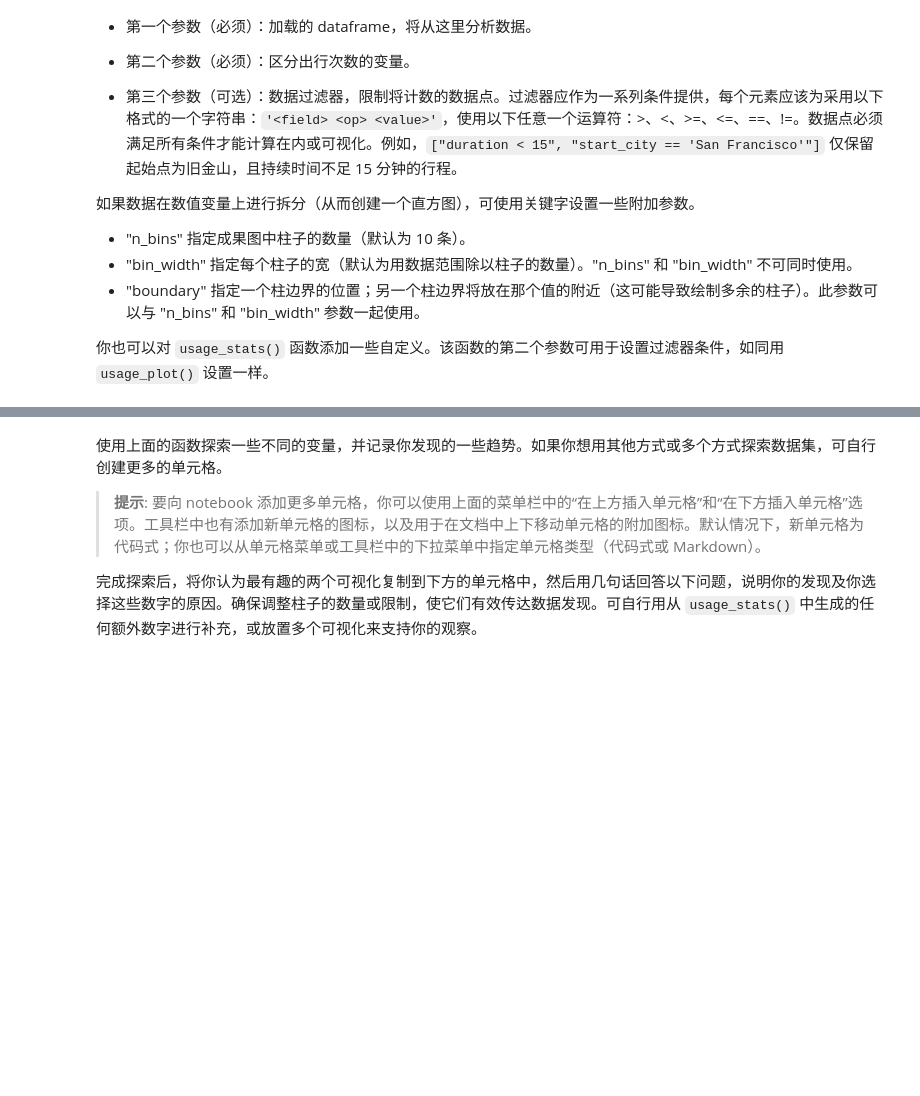
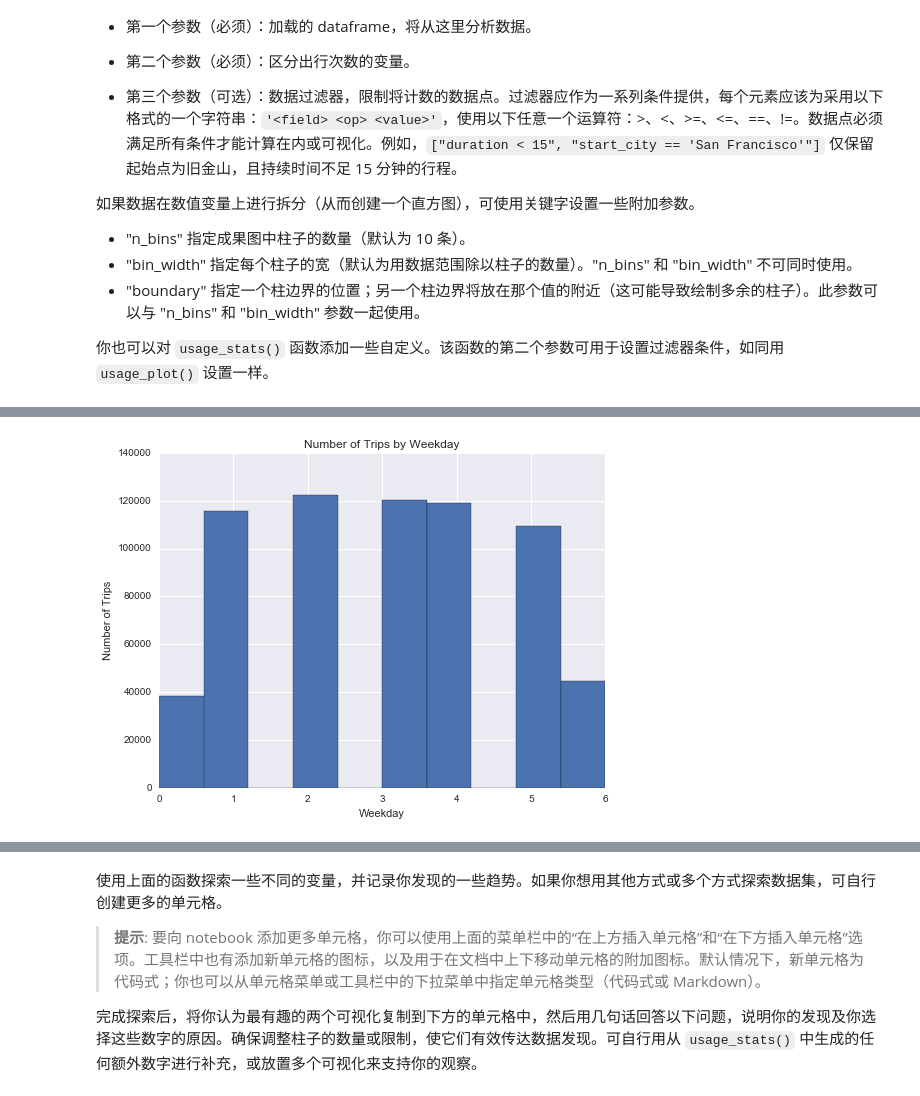
Before and after one commit to Cen74/data-analyst, a Jupyter notebook: projects_zh/P0 bike_sharing/Bay_Area_Bike_Share_Analysis.ipynb, the cells around one changed output, grey strips where cells are left out. Cells and saved outputs as stored; diff of their text form; code cells hidden in the pictures; blank space fills up the shorter version.

```diff
--- a/projects_zh/P0 bike_sharing/Bay_Area_Bike_Share_Analysis.ipynb
+++ b/projects_zh/P0 bike_sharing/Bay_Area_Bike_Share_Analysis.ipynb
@@ -276,0 +347,4 @@ usage_plot(trip_data)
+# %%
+usage_plot(trip_data, 'weekday', nboudary=1)
+# %% [output]
+[figure, added]
```
Also changed, not shown: parts of 22 cells of this notebook, 5 other files.
